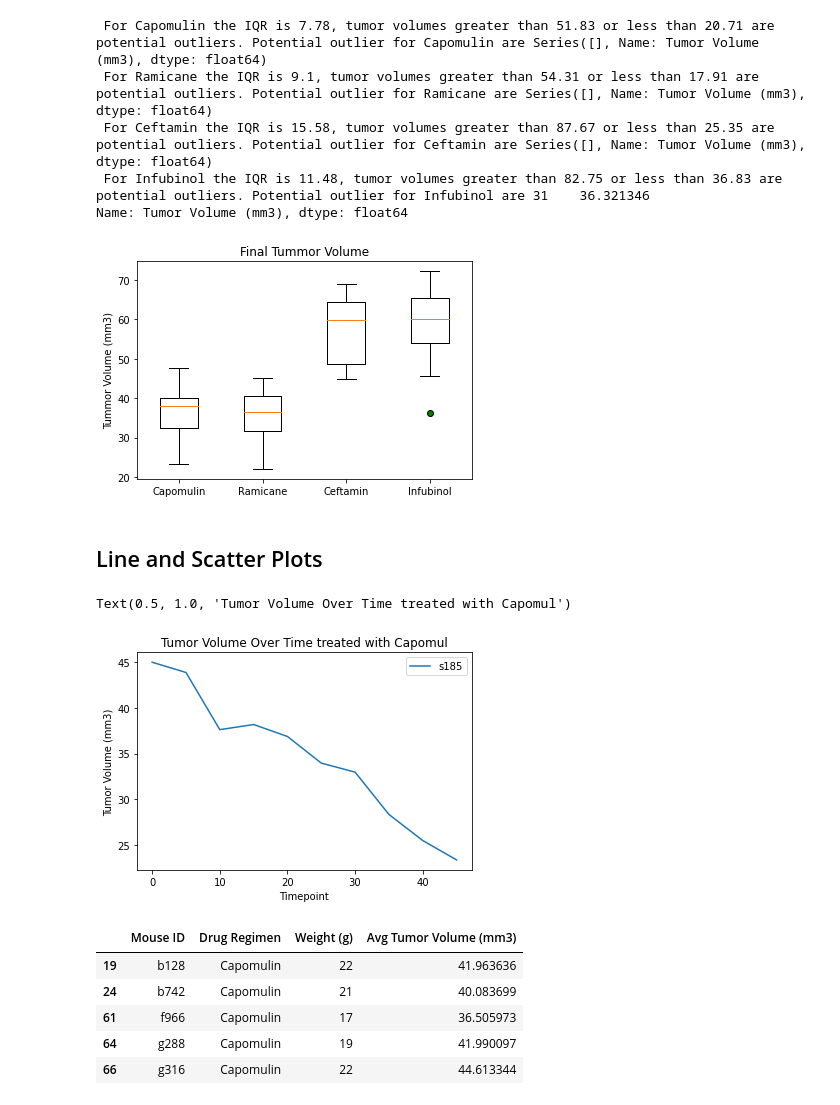
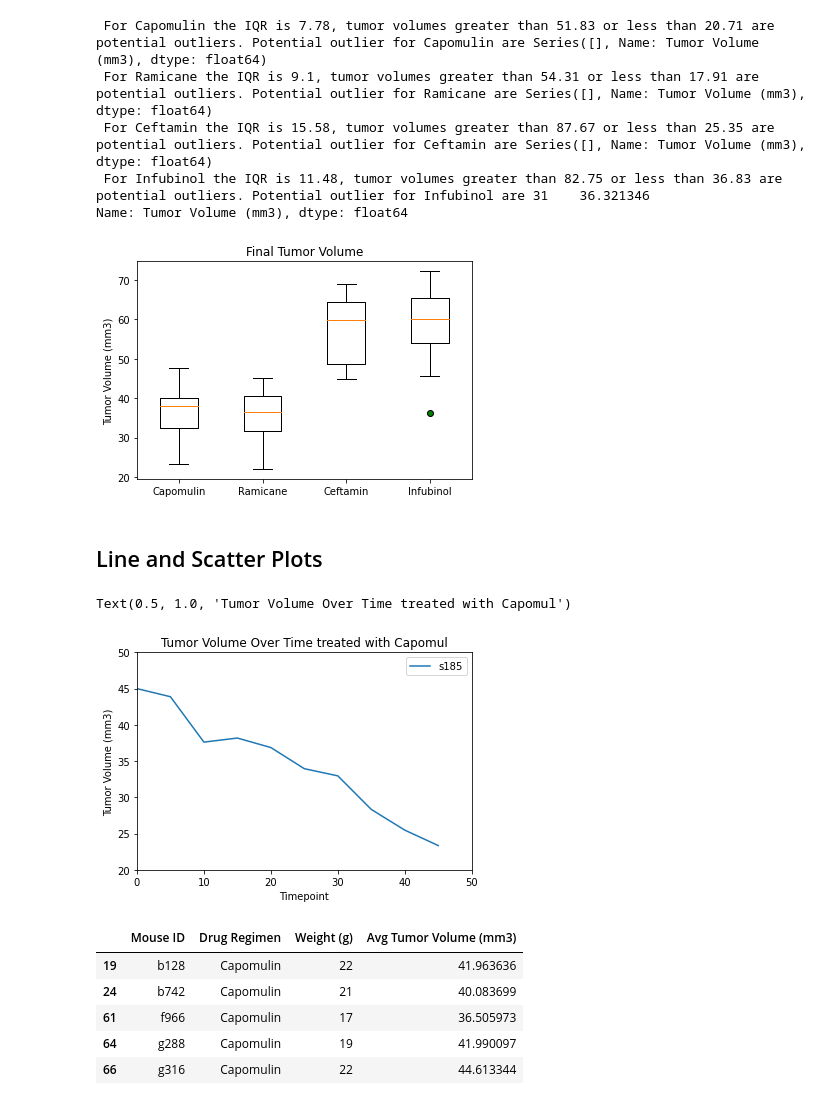
Before and after one commit to hamiltojogo/pymaceutical_tumor_treatment_analysis, a Jupyter notebook: pymaceuticals_starter.ipynb, the cells around one changed output. Saved outputs shown, nothing was run; the diff lists cells and outputs as text; code cells hidden in the pictures.

```diff
--- a/pymaceuticals_starter.ipynb
+++ b/pymaceuticals_starter.ipynb
@@ -63,7 +63,7 @@ duplicate_time_and_mouse_df.head()
 | 912 | g989 | Propriva | Female | 21 | 26 | 10 | 51.745156 | ... |
 # %%
 # Create a clean DataFrame by dropping the duplicate mouse by its ID.
-clean_combined_study_data = combined_study_data.drop_duplicates(subset= ['Timepoint', 'Mouse ID'], keep='first')
+clean_combined_study_data = combined_study_data.drop_duplicates(subset= ['Timepoint', 'Mouse ID'], keep=False)
 clean_combined_study_data.head()
 # %% [output]
 |  | Mouse ID | Drug Regimen | Sex | Age_months | Weight (g) | Timepoint | Tumor Volume (mm3) | ... |
@@ -299,40 +299,42 @@ Name: Tumor Volume (mm3), dtype: float64
 # %%
 # Generate a box plot of the final tumor volume of each mouse across four regimens of interest
 fig1, ax1 = plt.subplots()
-ax1.set_title('Final Tummor Volume')
-ax1.set_ylabel('Tummor Volume (mm3)')
+ax1.set_title('Final Tumor Volume')
+ax1.set_ylabel('Tumor Volume (mm3)')
 flierprops = dict(markerfacecoloe = 'g')
 ax1.boxplot(tumor_vol, labels=treatments, flierprops = dict(markerfacecolor = 'g'))
 plt.show()
 # %% [output]
-[figure, old version]
+[figure, new version]
 # %% [markdown]
 ## Line and Scatter Plots
 # %%
 # Generate a line plot of tumor volume vs. time point for a mouse treated with Capomulin
 
 #mouse id
 
 capomul_mouse_id = 's185'
 
 #gather time points and measurements for mouse
 
 single_mouse = clean_combined_study_data.loc[clean_combined_study_data['Mouse ID']== capomul_mouse_id]
 
 single_mouse
 
 #create line graph for single mouse
 
 x_axis = single_mouse['Timepoint']
 y_axis = single_mouse['Tumor Volume (mm3)']
 plt.plot(x_axis, y_axis, label= capomul_mouse_id)
 plt.xlabel("Timepoint")
 plt.ylabel("Tumor Volume (mm3)")
+plt.xlim(0,50)
+plt.ylim(20,50)
 plt.legend(loc='best')
 plt.title('Tumor Volume Over Time treated with Capomul' )
 # %% [output]
 Text(0.5, 1.0, 'Tumor Volume Over Time treated with Capomul')
-[figure, old version]
+[figure, new version]
 # %%
 # Generate a scatter plot of average tumor volume vs. mouse weight for the Capomulin regimen
 
```
Also changed, not shown: parts of 8 cells of this notebook, 2 other files.
